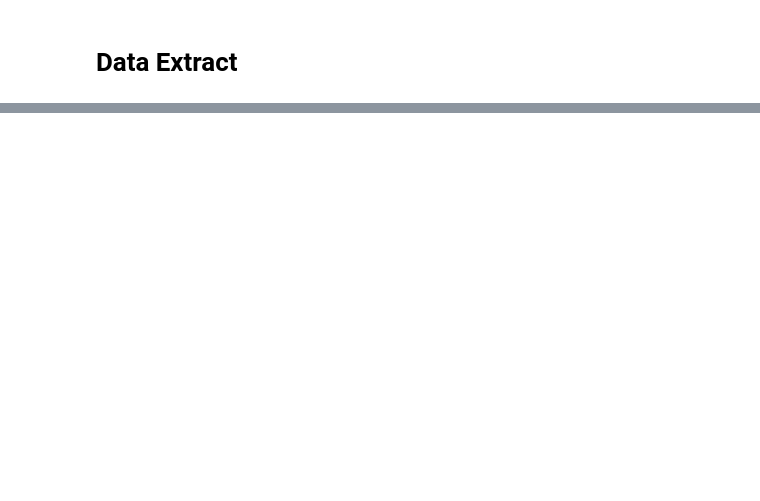
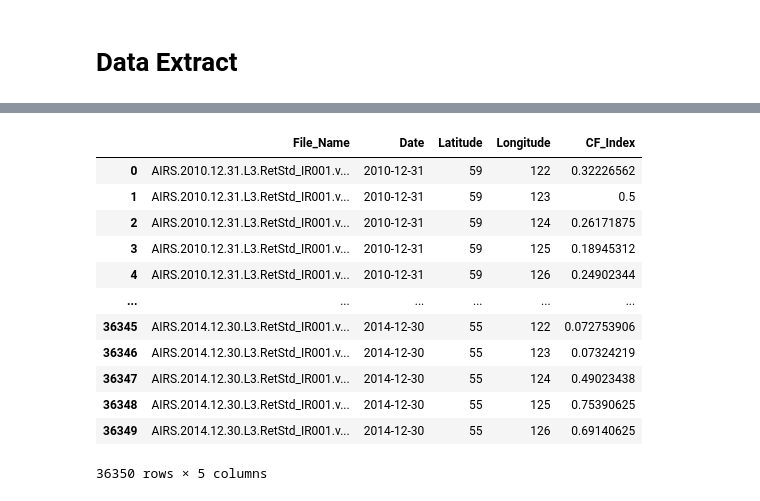
Before and after one commit to Emanuel-Rieiro/OzoneProject, a Jupyter notebook: AIRS3STD v7.0.ipynb, the cells around one changed output, grey strips where cells are left out. Drawn from its saved outputs; the diff is of its cells as text; code cells hidden in the pictures; blank space fills up the shorter version.

```diff
--- a/AIRS3STD v7.0.ipynb
+++ b/AIRS3STD v7.0.ipynb
@@ -227,4 +227,20 @@ for value in uruguay_cf_data.keys():
         s_i = s_i - 1
 
 X = np.asarray(X)
+# %%
+pd.DataFrame(X,columns = ['File_Name','Date','Latitude', 'Longitude', 'CF_Index'])
+# %% [output]
+|  | File_Name | Date | Latitude | Longitude | CF_Index |
+| 0 | AIRS.2010.12.31.L3.RetStd_IR001.v... | 2010-12-31 | 59 | 122 | 0.32226562 |
+| 1 | AIRS.2010.12.31.L3.RetStd_IR001.v... | 2010-12-31 | 59 | 123 | 0.5 |
+| 2 | AIRS.2010.12.31.L3.RetStd_IR001.v... | 2010-12-31 | 59 | 124 | 0.26171875 |
+| 3 | AIRS.2010.12.31.L3.RetStd_IR001.v... | 2010-12-31 | 59 | 125 | 0.18945312 |
+| 4 | AIRS.2010.12.31.L3.RetStd_IR001.v... | 2010-12-31 | 59 | 126 | 0.24902344 |
+| ... | ... | ... | ... | ... | ... |
+| 36345 | AIRS.2014.12.30.L3.RetStd_IR001.v... | 2014-12-30 | 55 | 122 | 0.072753906 |
+| 36346 | AIRS.2014.12.30.L3.RetStd_IR001.v... | 2014-12-30 | 55 | 123 | 0.07324219 |
+| 36347 | AIRS.2014.12.30.L3.RetStd_IR001.v... | 2014-12-30 | 55 | 124 | 0.49023438 |
+| 36348 | AIRS.2014.12.30.L3.RetStd_IR001.v... | 2014-12-30 | 55 | 125 | 0.75390625 |
+| 36349 | AIRS.2014.12.30.L3.RetStd_IR001.v... | 2014-12-30 | 55 | 126 | 0.69140625 |
+36350 rows × 5 columns
 # %%
```
Also changed, not shown: parts of 7 cells of this notebook, 13 other files.
